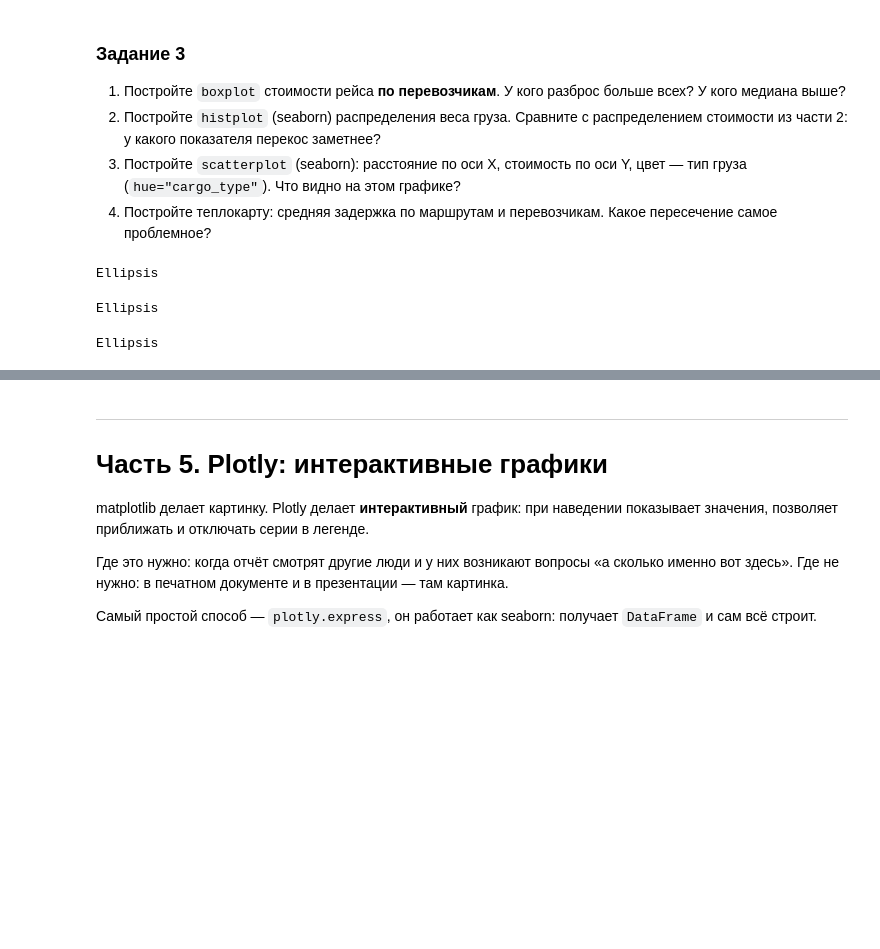
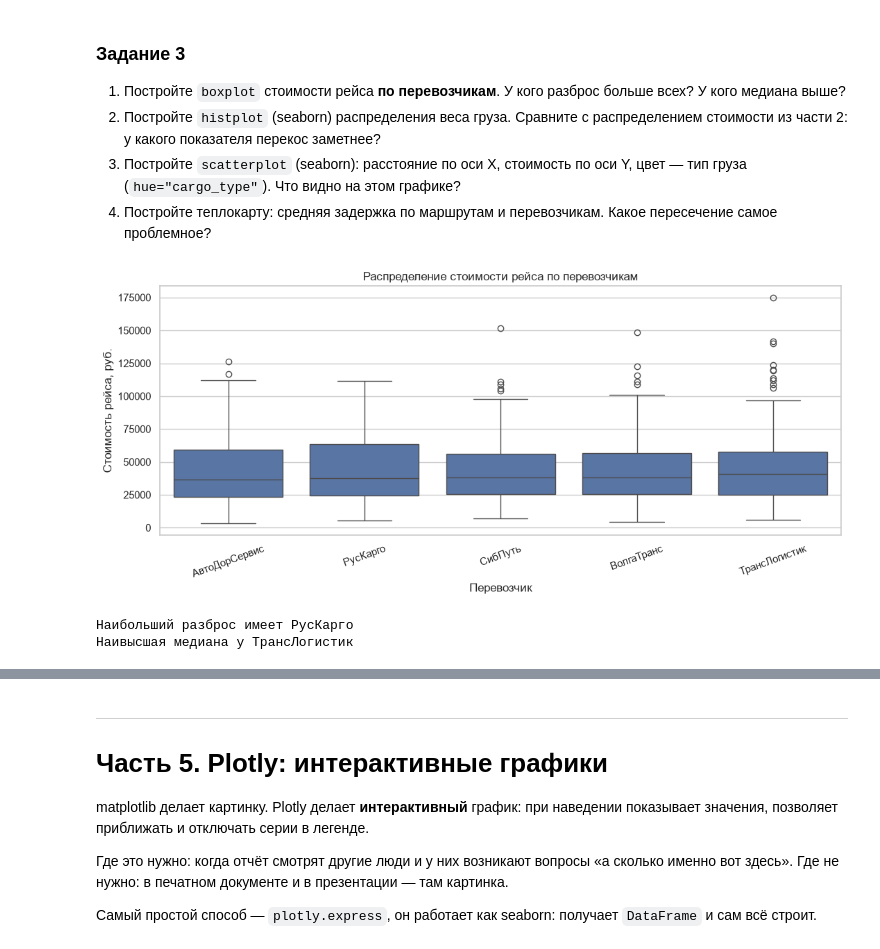
Before and after one commit to K0TOFEY/Laboratory_works_rut, a Jupyter notebook: S5_31.10.2026/LW2 (2).ipynb, the cells around one changed output, grey strips where cells are left out. Drawn from its saved outputs; the diff is of its cells as text; code cells hidden in the pictures; blank space fills up the shorter version.

```diff
--- a/S5_31.10.2026/LW2 (2).ipynb
+++ b/S5_31.10.2026/LW2 (2).ipynb
@@ -609,18 +609,24 @@ plt.show()
    цвет — тип груза (`hue="cargo_type"`). Что видно на этом графике?
 4. Постройте теплокарту: средняя задержка по маршрутам и перевозчикам.
    Какое пересечение самое проблемное?
-# %%
-# 1)
-...
-# %% [output]
-Ellipsis
-# %%
-# 2) и 3)
-...
-# %% [output]
-Ellipsis
-# %%
-# 4)
-...
-# %% [output]
-Ellipsis
+# %%
+# 1)
+fig, ax = plt.subplots(figsize=(11, 5))
+
+order = df.groupby("carrier")["cost_rub"].median().sort_values().index
+sns.boxplot(data=df, x="carrier", y="cost_rub", ax=ax, order=order, color="#4C72B0")
+
+ax.set_title("Распределение стоимости рейса по перевозчикам")
+ax.set_xlabel("Перевозчик")
+ax.set_ylabel("Стоимость рейса, руб.")
+ax.tick_params(axis="x", rotation=20)
+
+fig.tight_layout()
+plt.show()
+
+print(f"Наибольший разброс имеет РусКарго")
+print(f"Наивысшая медиана у ТрансЛогистик")
+# %% [output]
+[figure, added]
+Наибольший разброс имеет РусКарго
+Наивысшая медиана у ТрансЛогистик
```
Also changed, not shown: parts of 12 cells of this notebook, 5 other files.
